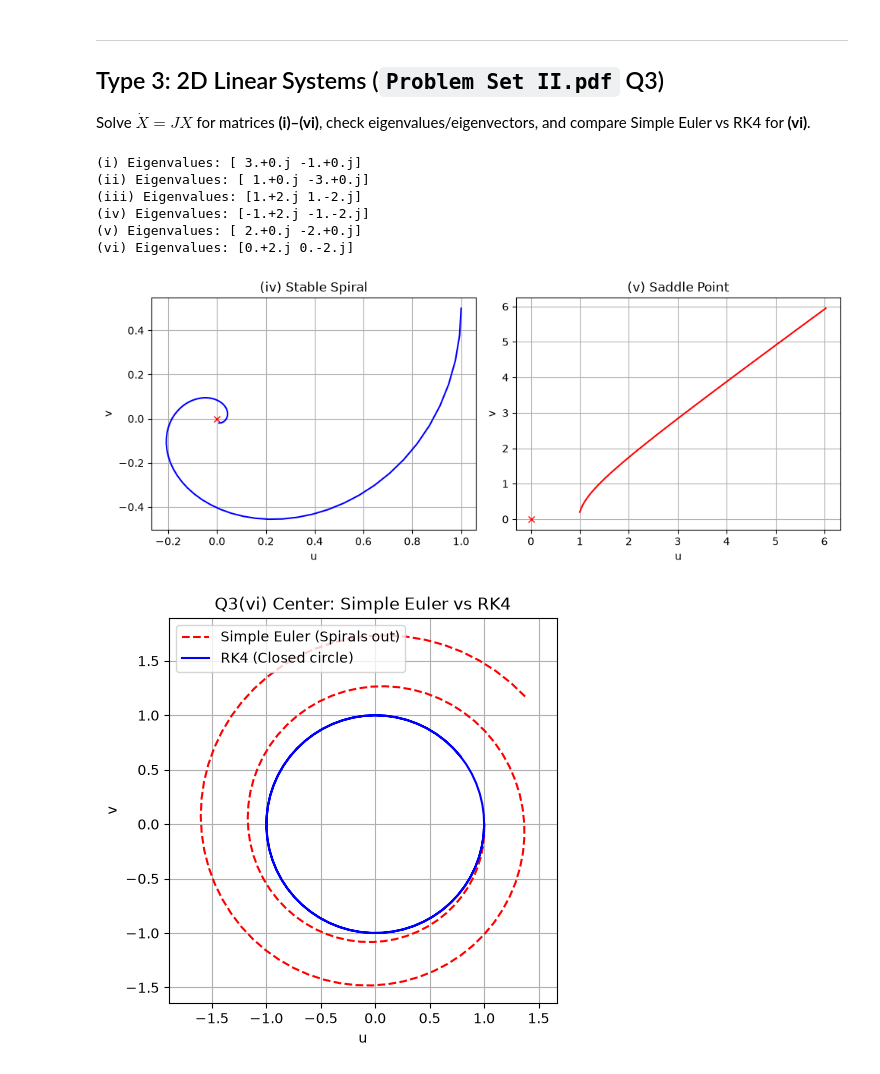
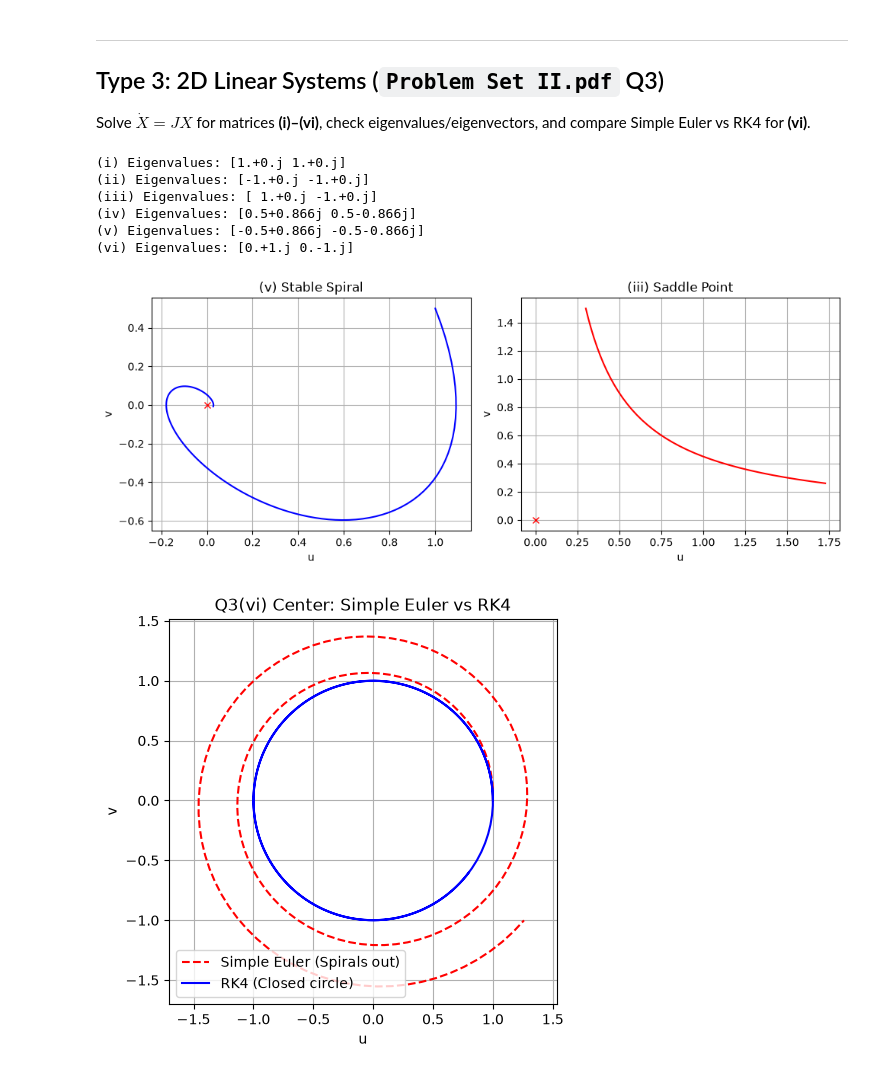
Before and after one commit to Nandu45321/Numerical-Methods-PHY324, a Jupyter notebook: Notes/End/Linear Ordinary Differential Equations/04_Linear_ODE_Problem_Set_Solutions.ipynb, the cells around one changed output. Cells and saved outputs as stored; diff of their text form; code cells hidden in the pictures.

```diff
--- a/Notes/End/Linear Ordinary Differential Equations/04_Linear_ODE_Problem_Set_Solutions.ipynb
+++ b/Notes/End/Linear Ordinary Differential Equations/04_Linear_ODE_Problem_Set_Solutions.ipynb
@@ -102,14 +102,15 @@ plt.show()
 ## Type 3: 2D Linear Systems (`Problem Set II.pdf` Q3)
 Solve $\dot{X} = J X$ for matrices **(i)–(vi)**, check eigenvalues/eigenvectors, and compare Simple Euler vs RK4 for **(vi)**.
 # %%
-# Eigenvalues and stability classification for all 6 matrices in Q3
+# Eigenvalues and eigenvectors for all 6 matrices in Problem Set II Q3
+# J = [[a, b], [c, d]] from Problem Set II Q3 (i)-(vi)
 matrices = {
-    '(i)':   np.array([[ 1,  2], [ 2,  1]]),
-    '(ii)':  np.array([[-1,  2], [ 2, -1]]),
-    '(iii)': np.array([[ 1,  2], [-2,  1]]),
-    '(iv)':  np.array([[-1,  2], [-2, -1]]),
-    '(v)':   np.array([[ 0,  2], [ 2,  0]]),
-    '(vi)':  np.array([[ 0,  2], [-2,  0]])
+    '(i)':   np.array([[ 1,  0], [ 0,  1]]),   # a=d=1, b=c=0
+    '(ii)':  np.array([[-1,  0], [ 0, -1]]),   # a=d=-1, b=c=0
+    '(iii)': np.array([[ 1,  0], [ 0, -1]]),   # a=1, d=-1, b=c=0
+    '(iv)':  np.array([[ 0,  1], [-1,  1]]),   # a=0, b=1, c=-1, d=1
+    '(v)':   np.array([[ 0,  1], [-1, -1]]),   # a=0, b=1, c=-1, d=-1
+    '(vi)':  np.array([[ 0, -1], [ 1,  0]])    # a=d=0, b=-1, c=1
 }
 
 for label in matrices:
@@ -117,14 +118,14 @@ for label in matrices:
     vals, vecs = np.linalg.eig(J)
     print(label, 'Eigenvalues:', np.round(vals, 3))
 # %% [output]
-(i) Eigenvalues: [ 3.+0.j -1.+0.j]
-(ii) Eigenvalues: [ 1.+0.j -3.+0.j]
-(iii) Eigenvalues: [1.+2.j 1.-2.j]
-(iv) Eigenvalues: [-1.+2.j -1.-2.j]
-(v) Eigenvalues: [ 2.+0.j -2.+0.j]
-(vi) Eigenvalues: [0.+2.j 0.-2.j]
+(i) Eigenvalues: [1.+0.j 1.+0.j]
+(ii) Eigenvalues: [-1.+0.j -1.+0.j]
+(iii) Eigenvalues: [ 1.+0.j -1.+0.j]
+(iv) Eigenvalues: [0.5+0.866j 0.5-0.866j]
+(v) Eigenvalues: [-0.5+0.866j -0.5-0.866j]
+(vi) Eigenvalues: [0.+1.j 0.-1.j]
 # %%
-# Simple phase portrait check for (iv) Stable Spiral and (v) Saddle
+# Simple phase portrait check for (v) Stable Spiral and (iii) Saddle
 def run_rk4(J, X0, t_end=4.0, dt=0.05):
     t = np.arange(0, t_end, dt)
     X = np.zeros((2, len(t)))
@@ -137,50 +138,50 @@ def run_rk4(J, X0, t_end=4.0, dt=0.05):
         X[:, i + 1] = X[:, i] + dt * (k1 + 2*k2 + 2*k3 + k4) / 6
     return X
 
-X_spiral = run_rk4(matrices['(iv)'], [1.0, 0.5], t_end=4.0)
-X_saddle = run_rk4(matrices['(v)'],  [1.0, 0.2], t_end=1.2)
+X_spiral = run_rk4(matrices['(v)'],   [1.0, 0.5], t_end=8.0)
+X_saddle = run_rk4(matrices['(iii)'], [0.3, 1.5], t_end=1.8)
 
 plt.figure(figsize=(10, 4))
 plt.subplot(1, 2, 1)
 plt.plot(X_spiral[0], X_spiral[1], 'b-')
 plt.plot(0, 0, 'rx')
-plt.title('(iv) Stable Spiral')
+plt.title('(v) Stable Spiral')
 plt.xlabel('u'); plt.ylabel('v'); plt.grid(True)
 
 plt.subplot(1, 2, 2)
 plt.plot(X_saddle[0], X_saddle[1], 'r-')
 plt.plot(0, 0, 'rx')
-plt.title('(v) Saddle Point')
+plt.title('(iii) Saddle Point')
 plt.xlabel('u'); plt.ylabel('v'); plt.grid(True)
 
 plt.tight_layout()
 plt.show()
 # %% [output]
-[figure, old version]
+[figure, new version]
 # %%
-# Q3 (vi): J = [[0, 2], [-2, 0]] is a Center (eigenvalues +/- 2j)
-# Why Simple Euler fails: |1 +/- 2j*dt| = sqrt(1 + 4*dt^2) > 1, so radius grows every step!
+# Q3 (vi): J = [[0, -1], [1, 0]] is a Center (eigenvalues +/- 1j)
+# Why Simple Euler fails: |1 +/- 1j*dt| = sqrt(1 + dt^2) > 1, so radius grows every step!
 J_vi = matrices['(vi)']
-dt = 0.05
-t = np.arange(0, 6.0, dt)
+dt = 0.08
+t = np.arange(0, 12.0, dt)
 n = len(t)
 
 X_eu = np.zeros((2, n))
-X_rk = run_rk4(J_vi, [1.0, 0.0], t_end=6.0, dt=dt)
+X_rk = run_rk4(J_vi, [1.0, 0.0], t_end=12.0, dt=dt)
 X_eu[:, 0] = [1.0, 0.0]
 
 for i in range(n - 1):
     X_eu[:, i + 1] = X_eu[:, i] + dt * (J_vi @ X_eu[:, i])
 
 plt.figure(figsize=(5, 5))
 plt.plot(X_eu[0], X_eu[1], 'r--', label='Simple Euler (Spirals out)')
 plt.plot(X_rk[0], X_rk[1], 'b-', label='RK4 (Closed circle)')
 plt.xlabel('u')
 plt.ylabel('v')
 plt.title('Q3(vi) Center: Simple Euler vs RK4')
 plt.legend()
 plt.grid(True)
 plt.axis('equal')
 plt.show()
 # %% [output]
-[figure, old version]
+[figure, new version]
```
Also changed, not shown: 11 other files.
